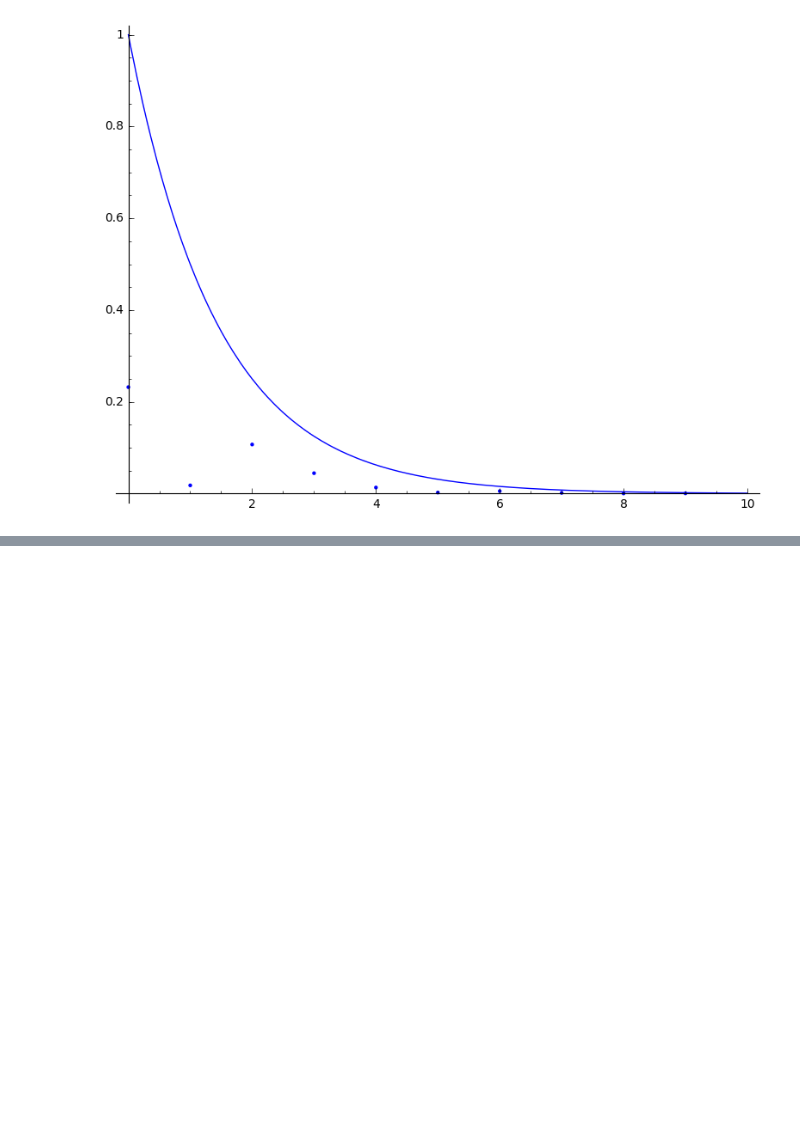
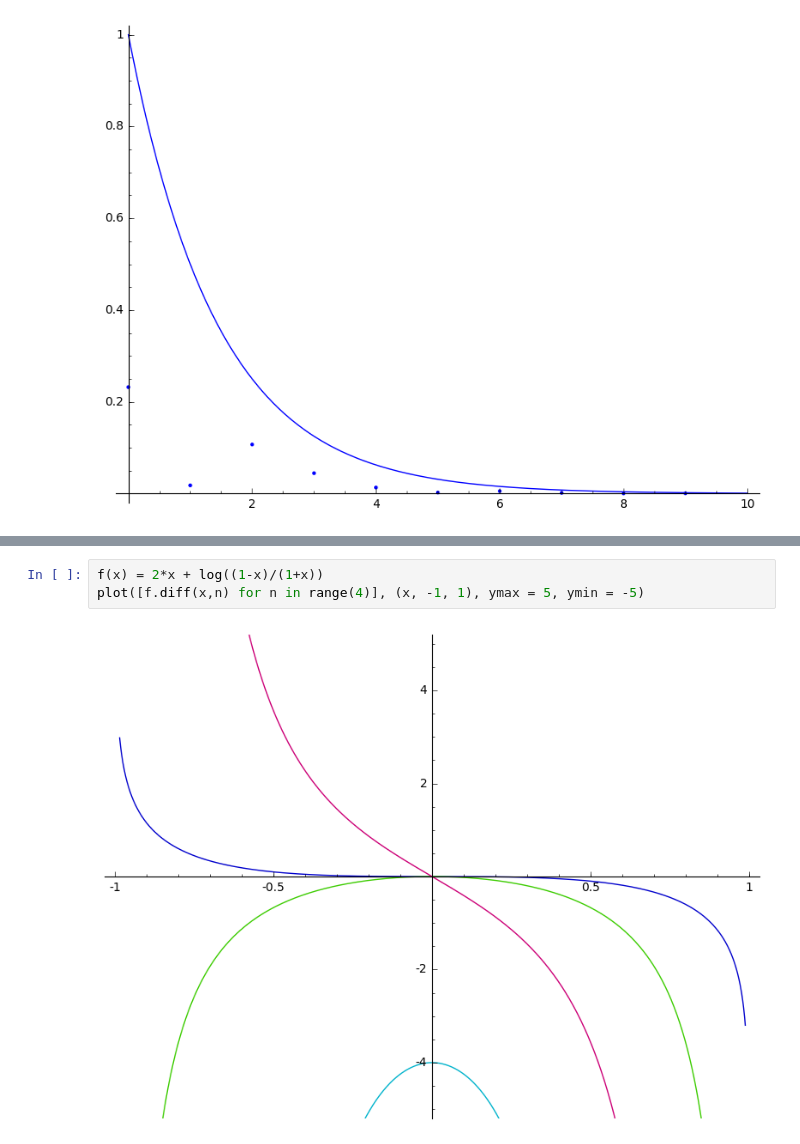
Before and after one commit to coltongrainger/fy18eo, a Jupyter notebook: numerical-methods/rootfinding.ipynb, the cells around one changed output, grey strips where cells are left out. Drawn from its saved outputs; the diff is of its cells as text; blank space fills up the shorter version.

```diff
--- a/numerical-methods/root-finding.ipynb
+++ b/numerical-methods/rootfinding.ipynb
@@ -103,0 +114,5 @@ list_plot(error_seq) + plot(1/(2^x), (x, 0, Nmax))
+# %%
+f(x) = 2*x + log((1-x)/(1+x))
+plot([f.diff(x,n) for n in range(4)], (x, -1, 1), ymax = 5, ymin = -5)
+# %% [output]
+[figure, added]
```
Also changed, not shown: parts of 2 cells of this notebook, 1 other file.
